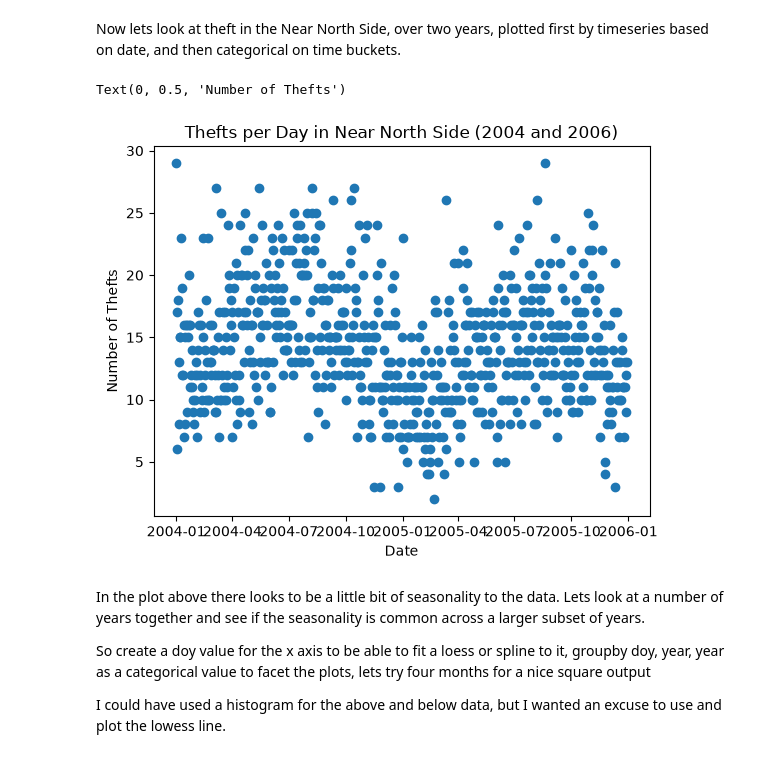
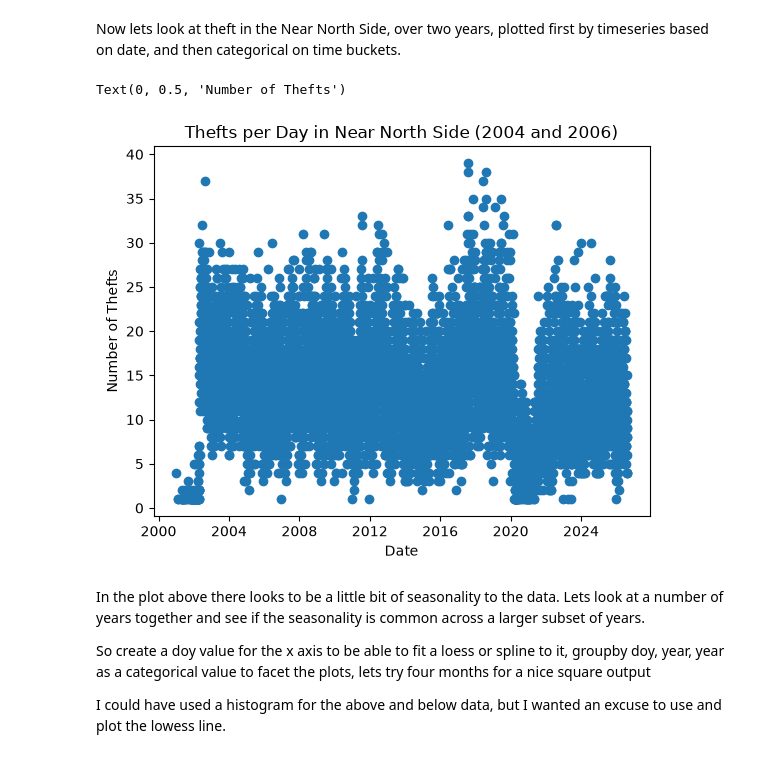
Before and after one commit to ogladr-kjarr/learning-EDA-with-Python, a Jupyter notebook: ChicagoCrimeSocioEconomicData.ipynb, the cells around one changed output. Drawn from its saved outputs; the diff is of its cells as text; code cells hidden in the pictures.

Commit message:
Adding some graphs for crime dataset EDA

```diff
--- a/ChicagoCrimeSocioEconomicData.ipynb
+++ b/ChicagoCrimeSocioEconomicData.ipynb
@@ -251,32 +356,32 @@ Now lets look at theft in the Near North Side, over two years, plotted first by
 # %%
 # Filter the crime dataframe for the Near North Side area, and for the crime of Theft
 near_north_theft_df = crime_df.filter(pl.col("CommunityArea") == 8).filter(pl.col("PrimaryType") == "THEFT").collect()
 # Add a DateTime column parsed from the string Date field
 near_north_theft_df = near_north_theft_df.with_columns(
     (pl.col("Date").str.to_datetime("%m/%d/%Y %I:%M:%S %p")).alias("dt"))
 
 # Create the date, hour, and day of year bucket fields for use as the x axis field
 near_north_theft_df = near_north_theft_df.with_columns(
     (pl.col("dt").dt.date().alias("bucket_date")),
     (pl.col(name="dt").dt.hour().alias("bucket_hour")),
     (pl.col("dt").dt.ordinal_day().alias("doy")),
     (pl.col(name="dt").dt.year().alias("bucket_year"))
     )
 
 # Create the aggregate count by date filtered for two years taken at random
 near_north_theft_date_df = near_north_theft_df.filter(
-        pl.col("dt").is_between(datetime(2004,1,1), datetime(2005,12,31))
+        pl.col("dt").is_between(datetime(2001,1,1), datetime(2026,12,31))
     ).group_by(["bucket_date"]).len(name="NumberOfCrimes")
 
 fig, ax = plt.subplots()
 ax.scatter(near_north_theft_date_df['bucket_date'],
             near_north_theft_date_df['NumberOfCrimes'])
 ax.set_title("Thefts per Day in Near North Side (2004 and 2006)")
 ax.set_xlabel("Date")
 ax.set_ylabel("Number of Thefts")
 # %% [output]
 Text(0, 0.5, 'Number of Thefts')
-[figure, old version]
+[figure, new version]
 # %% [markdown]
 In the plot above there looks to be a little bit of seasonality to the data. Lets look at a number of years together and see if the seasonality is common across a larger subset of years.
 
```
Also changed, not shown: parts of 12 cells of this notebook.
